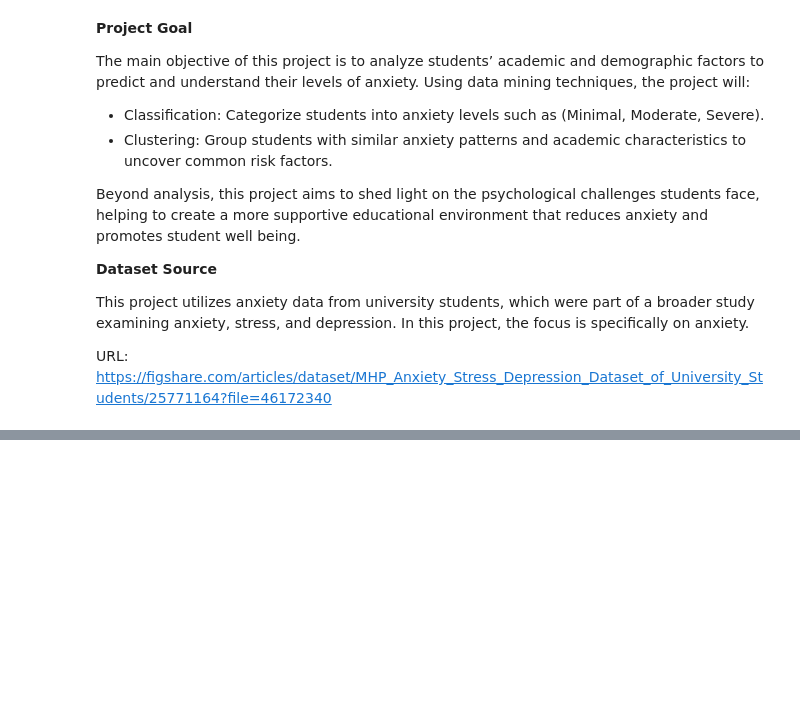
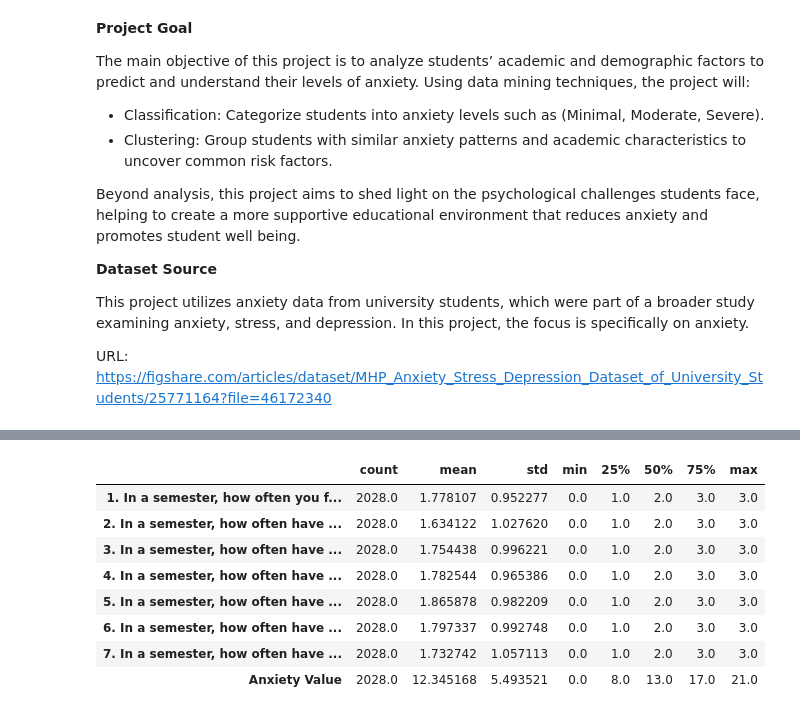
Before and after one commit to ara1x/DataMining-Project, a Jupyter notebook: Phase1.ipynb, the cells around one changed output, grey strips where cells are left out. Cells and saved outputs as stored; diff of their text form; code cells hidden in the pictures; blank space fills up the shorter version.

```diff
--- a/Phase1.ipynb
+++ b/Phase1.ipynb
@@ -32,0 +69,12 @@ Shape of dataset (rows, columns): (2028, 16)
+# %%
+data.describe().transpose()
+# %% [output]
+|  | count | mean | std | min | 25% | 50% | 75% | max |
+| 1. In a semester, how often you f... | 2028.0 | 1.778107 | 0.952277 | 0.0 | 1.0 | 2.0 | 3.0 | 3.0 |
+| 2. In a semester, how often have ... | 2028.0 | 1.634122 | 1.027620 | 0.0 | 1.0 | 2.0 | 3.0 | 3.0 |
+| 3. In a semester, how often have ... | 2028.0 | 1.754438 | 0.996221 | 0.0 | 1.0 | 2.0 | 3.0 | 3.0 |
+| 4. In a semester, how often have ... | 2028.0 | 1.782544 | 0.965386 | 0.0 | 1.0 | 2.0 | 3.0 | 3.0 |
+| 5. In a semester, how often have ... | 2028.0 | 1.865878 | 0.982209 | 0.0 | 1.0 | 2.0 | 3.0 | 3.0 |
+| 6. In a semester, how often have ... | 2028.0 | 1.797337 | 0.992748 | 0.0 | 1.0 | 2.0 | 3.0 | 3.0 |
+| 7. In a semester, how often have ... | 2028.0 | 1.732742 | 1.057113 | 0.0 | 1.0 | 2.0 | 3.0 | 3.0 |
+| Anxiety Value | 2028.0 | 12.345168 | 5.493521 | 0.0 | 8.0 | 13.0 | 17.0 | 21.0 |
```
Also changed, not shown: parts of 4 cells of this notebook.
